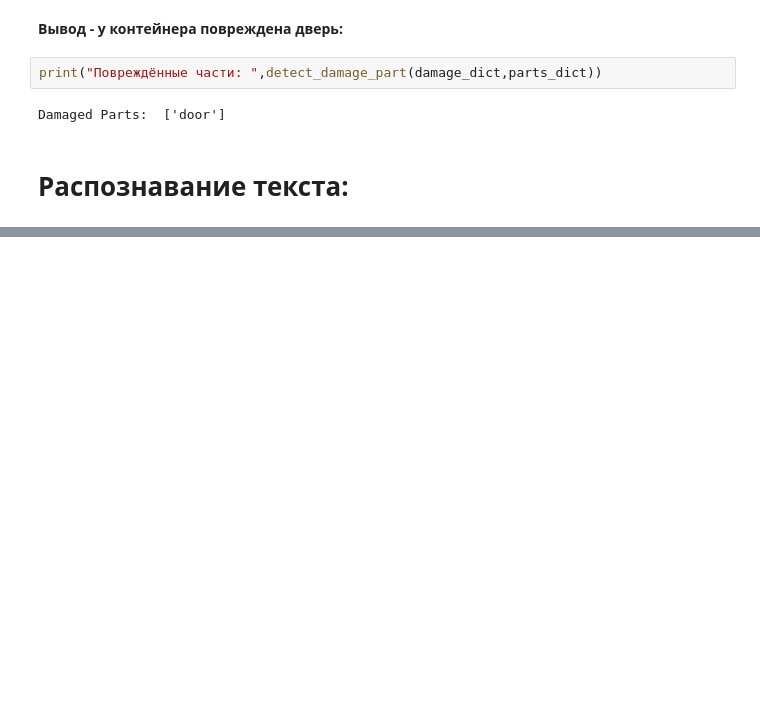
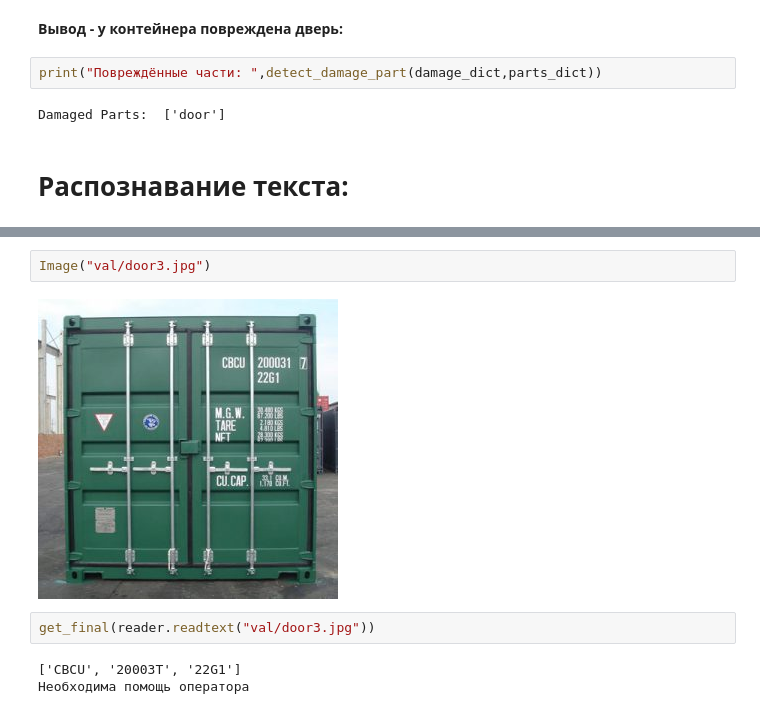
Before and after one commit to AlexanderVinarsky/SIBUR_Case_Computer_Vision, a Jupyter notebook: Technical_Final.ipynb, the cells around one changed output, grey strips where cells are left out. Saved outputs shown, nothing was run; the diff lists cells and outputs as text; blank space fills up the shorter version.

```diff
--- a/Technical_Final.ipynb
+++ b/Technical_Final.ipynb
@@ -420,0 +364,9 @@ print(help_needed)
+# %%
+Image("val/door3.jpg")
+# %% [output]
+[figure, added]
+# %%
+get_final(reader.readtext("val/door3.jpg"))
+# %% [output]
+['CBCU', '20003T', '22G1']
+Необходима помощь оператора
```
Also changed, not shown: parts of 20 cells of this notebook.
